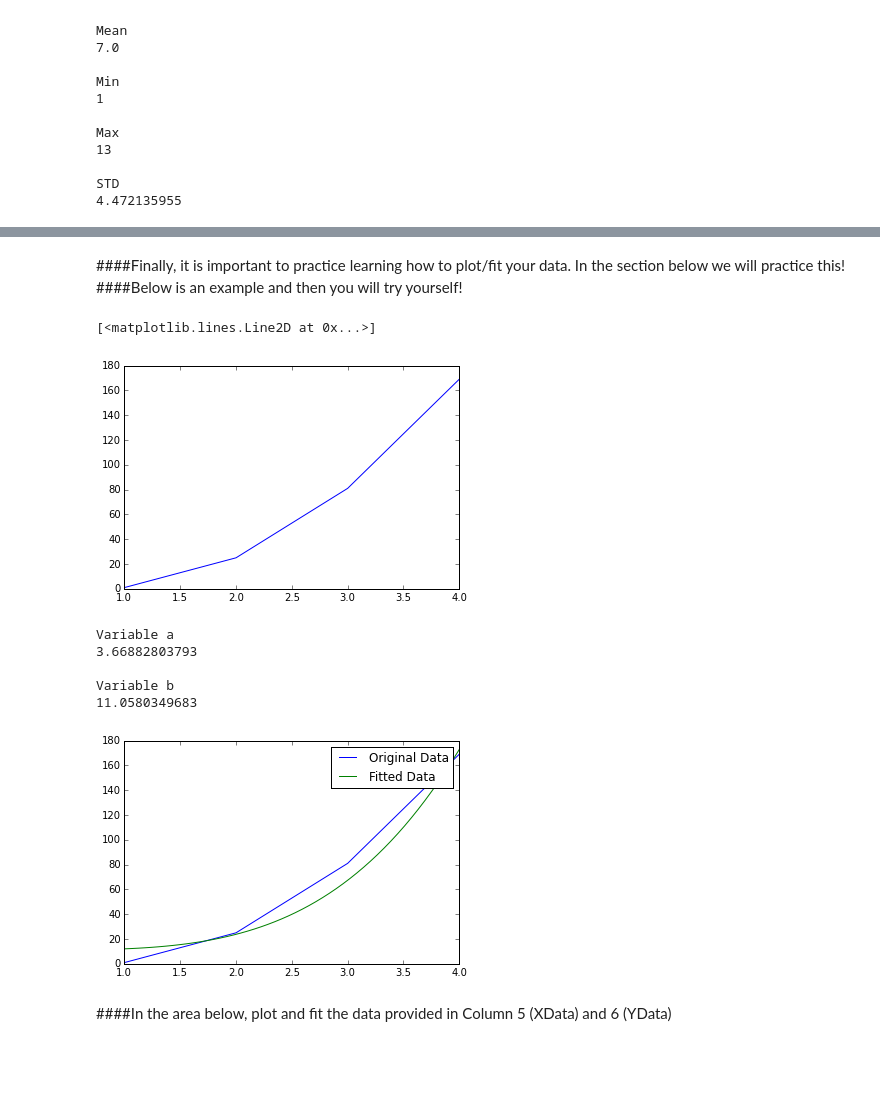
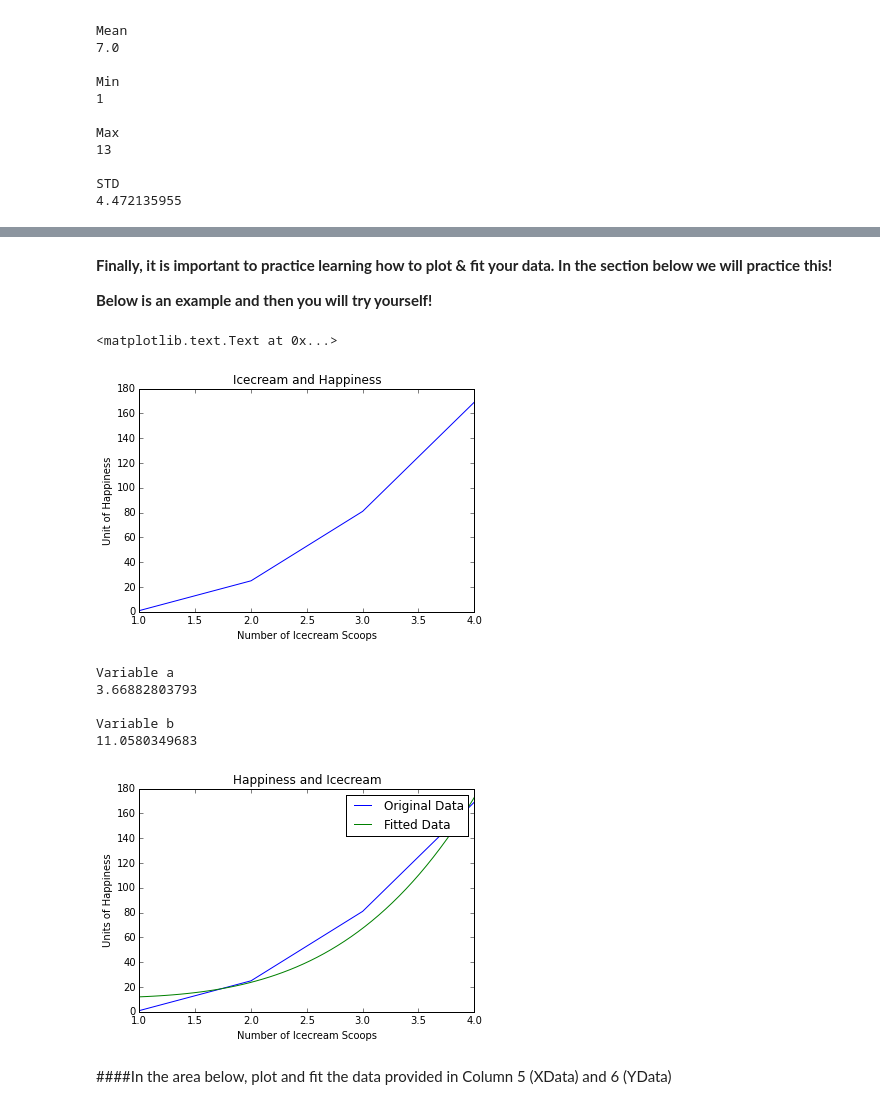
Before and after one commit to UCLA-Chem114/lab_notebooks, a Jupyter notebook: HW1 Basic Data Manipulation.ipynb, the cells around one changed output, grey strips where cells are left out. Drawn from its saved outputs; the diff is of its cells as text; code cells hidden in the pictures; blank space fills up the shorter version.

Commit message:
Added Examples

```diff
--- a/HW1 Basic Data Manipulation.ipynb
+++ b/HW1 Basic Data Manipulation.ipynb
@@ -31,17 +37,20 @@ from scipy.stats.mstats import chisquare as cstest
 #Don't forget to run this example code! (SHIFT + ENTER)
 
 #Creating a 4x4 Matrix of data as an example
-#Matrix looks like:
+#The matrix ExampleData (below) will look like:
 #                     A   B   C   D
 #               AA    1,  2,  3,  4
 #               BB    5,  6,  7,  8
 #               CC    9, 10, 11, 12
 #               DD   13, 14, 15, 16
 #
+# Where A,  B,  C,  D are the Columns
+# and  AA, BB, CC, DD are the Rows
 
-ExampleData = np.array([[1,2,3,4],[5,6,7,8],[9,10,11,12],[13,14,15,16]])
+ExampleData = array([[1,2,3,4],[5,6,7,8],[9,10,11,12],[13,14,15,16]])
 
 #Remember, python starts counting from 0!
+#In the square brackets we designate [rows,cols] and the symbol ":" means "all"
 ExampleColumnA = ExampleData[:,0]
 ExampleRowAA   = ExampleData[0,:]
 ExampleColumnC = ExampleData[:,2]
@@ -155,36 +168,54 @@ ylabel('Counts')
 #Histogram your data in column 4
 #What kind of random distribution is in column 4
 # %% [markdown]
-####Finally, it is important to practice learning how to plot/fit your data. In the section below we will practice this!
-####Below is an example and then you will try yourself!
+**Finally, it is important to practice learning how to plot & fit your data. In the section below we will practice this!**
+
+**Below is an example and then you will try yourself!**
 # %%
-#The Example will use the data earlier, but you will use Column 5 (X-Data) and Column 6 (Y-Data)
+#The Example will continue to use the ExampleData, but you will use Column 5 (X-Data) and Column 6 (Y-Data)
+#of your provided data.
 ExampleXData = ExampleRowAA
 ExampleYData = ExampleColumnA**2 #This is equivalent as X^2.
 plot(ExampleXData, ExampleYData)
+xlabel('Number of Icecream Scoops') #This is how you label your graphs axes
+ylabel('Unit of Happiness')
+title('Icecream and Happiness')
 # %% [output]
-[<matplotlib.lines.Line2D at 0x...>]
+<matplotlib.text.Text at 0x...>
-[figure, old version]
+[figure, new version]
 # %%
 #Now we will fit the data to figure out what kind of function we have
+#I will be using the function curve_fit as it is easier to implement at first,
+#but feel free to use lmfit if you feel comfortable enough to use it as it
+#is more powerful and will be useful later.
 
-#Define our function that we think it will fit to.
-def ffit(x,a,b): #This will try to find a variable "a" that will fit the data best of Y = X^a+b
+#Define our function that we think the data will fit to.
+def MyFunctionFit(x,a,b): #This will try to find a variable "a" that will fit the data best of Y = X^a+b
     return x**a + b
 
-#The line below will give us our fitted variables in an array (in this cas in ExampleFittedVariables)
-ExampleFittedVariables, ExampleOtherInformation = curve_fit(ffit,ExampleXData,ExampleYData)
+#This will define a function, with variables "a" and "b", of the form Y=X^a+b
+#that we will use to fit our data in the next lines.
 
-#Now that we have the equation for Y = X^a+b we need to create a line of that data.
+#The line below will use the above function called ffit to fit our example XY data and output our
+#fitted variables in an array called ExampleFittedVariables
+ExampleFittedVariables, ExampleOtherInformation = curve_fit(MyFunctionFit,ExampleXData,ExampleYData)
+
+#Now that we have the best fit parameters a and b for the equation Y = X^a+b we need to create
+#the best fit line from this .
 #So we provide artificial data to plug in. In this case 50 evenly spaced X-Values from 1.0 to 4.0
-ExampleXFit = np.linspace(1.0,4.0,50)
+ExampleXFit = linspace(1.0,4.0,50)
 
-#Now plug our X Values into our Y Function
-ExampleYFit = ffit(ExampleXFit,*ExampleFittedVariables)
+#Now plug our X Values into our ffit function to get out Y values
+ExampleYFit = MyFunctionFit(ExampleXFit,*ExampleFittedVariables)
+#The "*" symbol is for syntax of the function ffit and is required.
 
-plot(ExampleXData,ExampleYData,label='Original Data')
+plot(ExampleXData,ExampleYData,label='Original Data') #the label is for the legend
 plot(ExampleXFit,ExampleYFit,label='Fitted Data')
-legend()
+legend() #this actually prints the legend on the graph
+xlabel('Number of Icecream Scoops')
+ylabel('Units of Happiness')
+title('Happiness and Icecream')
+
 print('Variable a')
 print(ExampleFittedVariables[0])
 print('')
@@ -198,7 +229,7 @@ Variable a
 
 Variable b
 11.0580349683
-[figure, old version]
+[figure, new version]
 # %% [markdown]
 ####In the area below, plot and fit the data provided in Column 5 (XData) and 6 (YData)
 # %%
```
Also changed, not shown: parts of 16 cells of this notebook, 3 other files.
